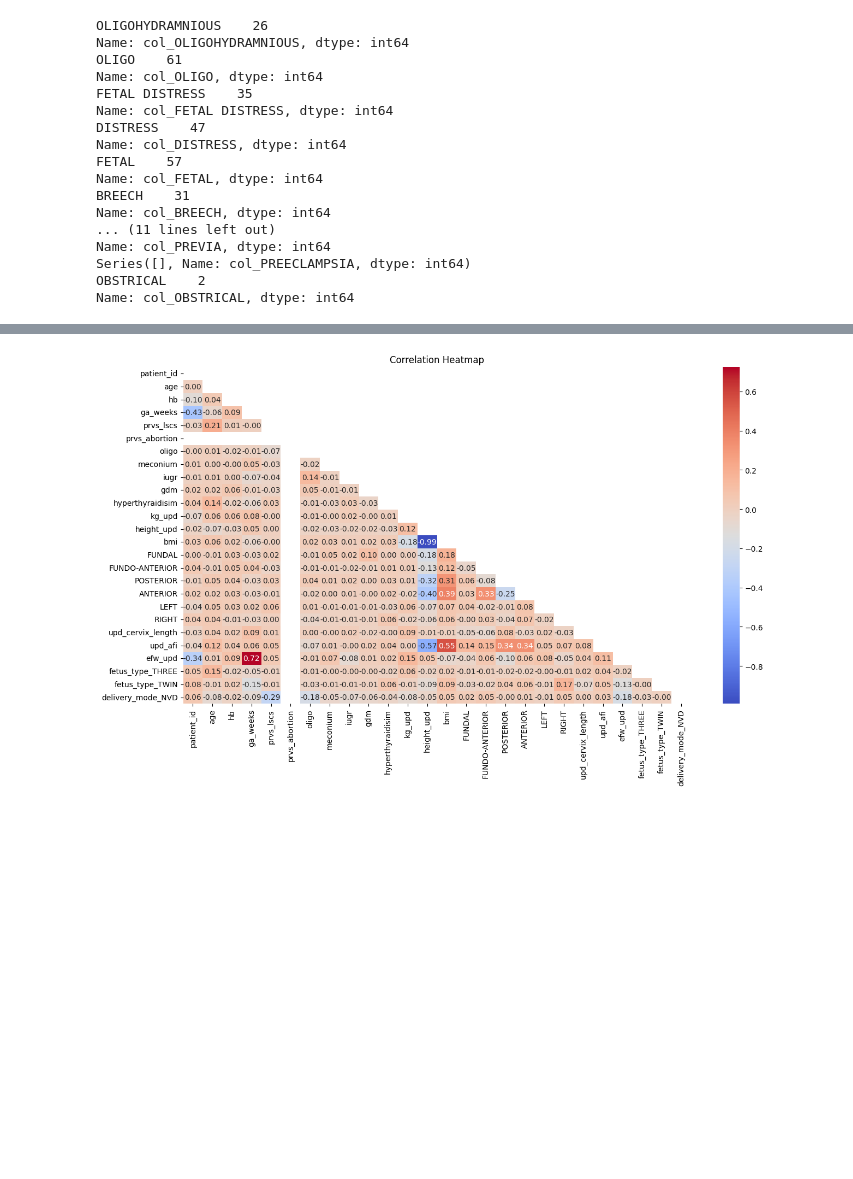
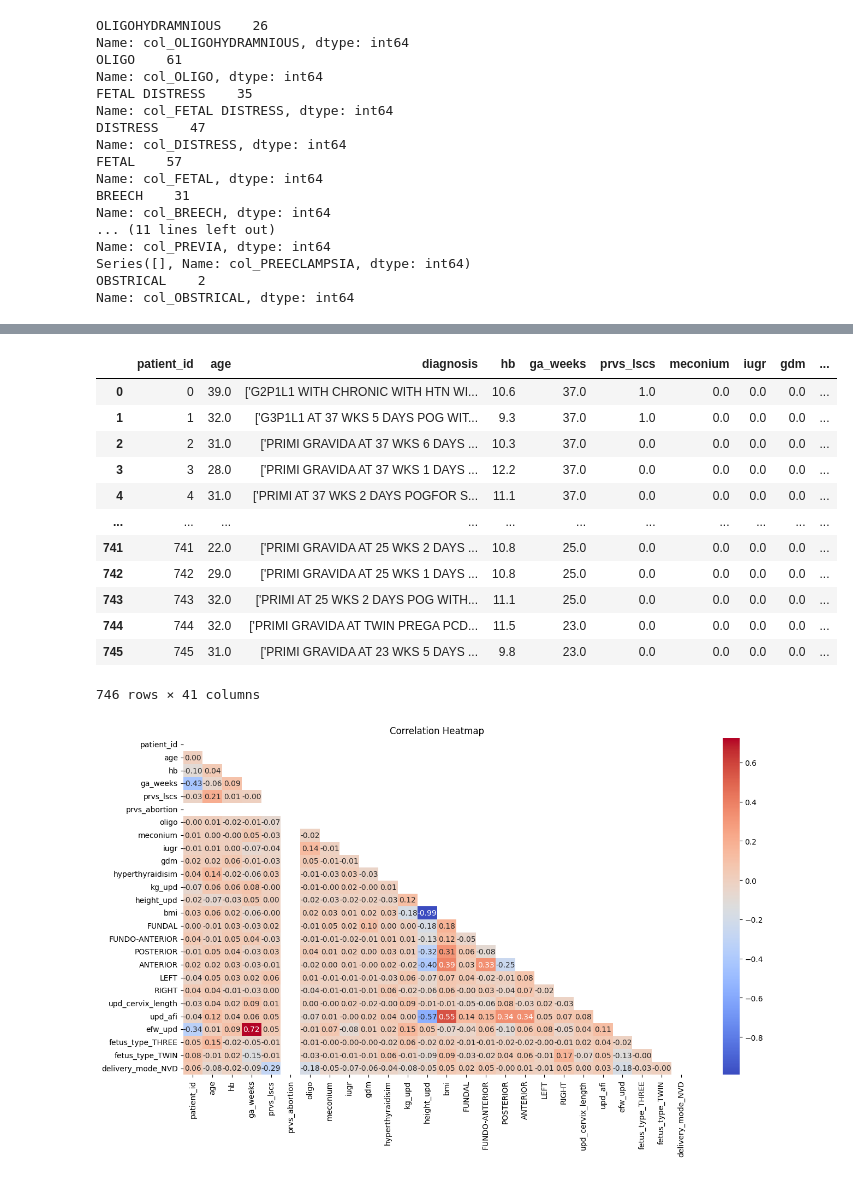
Before and after one commit to PriyabrataThatoi/SUM_DeliveryMode, a Jupyter notebook: data_exploration.ipynb, the cells around one changed output, grey strips where cells are left out. Drawn from its saved outputs; the diff is of its cells as text; code cells hidden in the pictures; blank space fills up the shorter version.

```diff
--- a/data_exploration.ipynb
+++ b/data_exploration.ipynb
@@ -460,3 +446,19 @@ df_upd_merge_imputed_ohe
+# %%
+df_upd_merge_imputed_ohe
+# %% [output]
+|  | patient_id | age | diagnosis | hb | ga_weeks | prvs_lscs | meconium | iugr | gdm | ... |
+| 0 | 0 | 39.0 | ['G2P1L1 WITH CHRONIC WITH HTN WI... | 10.6 | 37.0 | 1.0 | 0.0 | 0.0 | 0.0 | ... |
+| 1 | 1 | 32.0 | ['G3P1L1 AT 37 WKS 5 DAYS POG WIT... | 9.3 | 37.0 | 1.0 | 0.0 | 0.0 | 0.0 | ... |
+| 2 | 2 | 31.0 | ['PRIMI GRAVIDA AT 37 WKS 6 DAYS ... | 10.3 | 37.0 | 0.0 | 0.0 | 0.0 | 0.0 | ... |
+| 3 | 3 | 28.0 | ['PRIMI GRAVIDA AT 37 WKS 1 DAYS ... | 12.2 | 37.0 | 0.0 | 0.0 | 0.0 | 0.0 | ... |
+| 4 | 4 | 31.0 | ['PRIMI AT 37 WKS 2 DAYS POGFOR S... | 11.1 | 37.0 | 0.0 | 0.0 | 0.0 | 0.0 | ... |
+| ... | ... | ... | ... | ... | ... | ... | ... | ... | ... | ... |
+| 741 | 741 | 22.0 | ['PRIMI GRAVIDA AT 25 WKS 2 DAYS ... | 10.8 | 25.0 | 0.0 | 0.0 | 0.0 | 0.0 | ... |
+| 742 | 742 | 29.0 | ['PRIMI GRAVIDA AT 25 WKS 1 DAYS ... | 10.8 | 25.0 | 0.0 | 0.0 | 0.0 | 0.0 | ... |
+| 743 | 743 | 32.0 | ['PRIMI AT 25 WKS 2 DAYS POG WITH... | 11.1 | 25.0 | 0.0 | 0.0 | 0.0 | 0.0 | ... |
+| 744 | 744 | 32.0 | ['PRIMI GRAVIDA AT TWIN PREGA PCD... | 11.5 | 23.0 | 0.0 | 0.0 | 0.0 | 0.0 | ... |
+| 745 | 745 | 31.0 | ['PRIMI GRAVIDA AT 23 WKS 5 DAYS ... | 9.8 | 23.0 | 0.0 | 0.0 | 0.0 | 0.0 | ... |
+746 rows × 41 columns
 # %%
 import seaborn as sns
 import matplotlib.pyplot as plt
```
Also changed, not shown: parts of 11 cells of this notebook.
